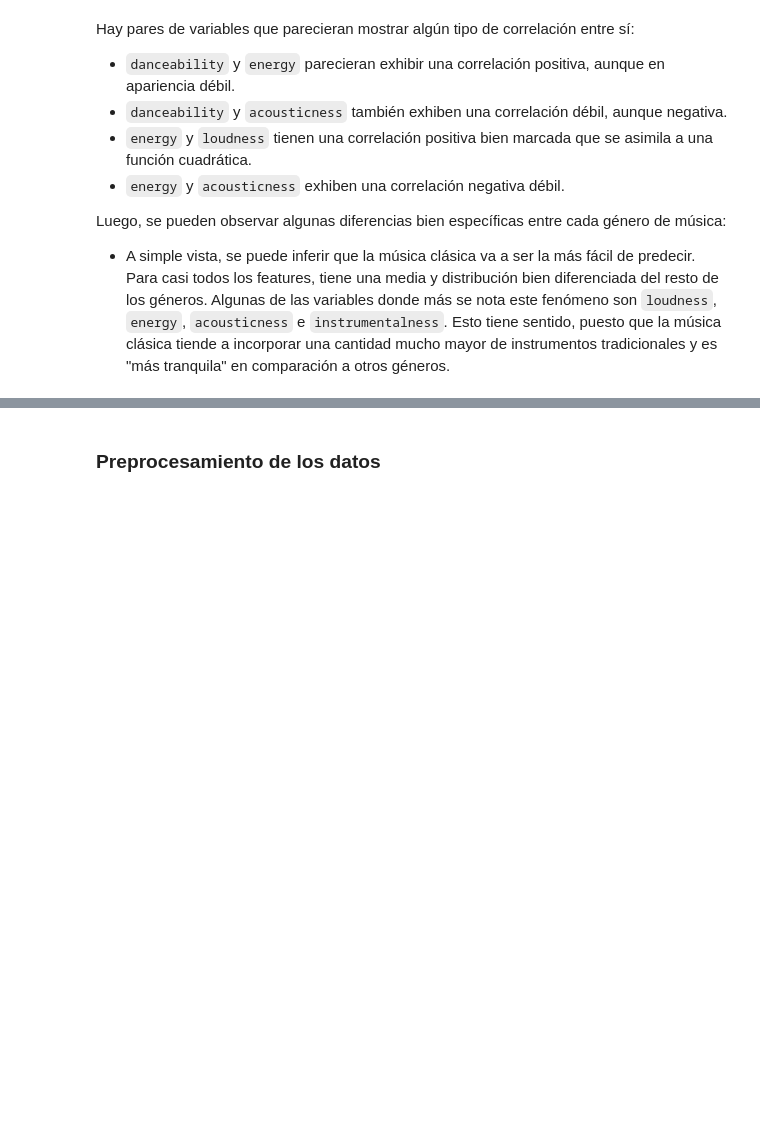
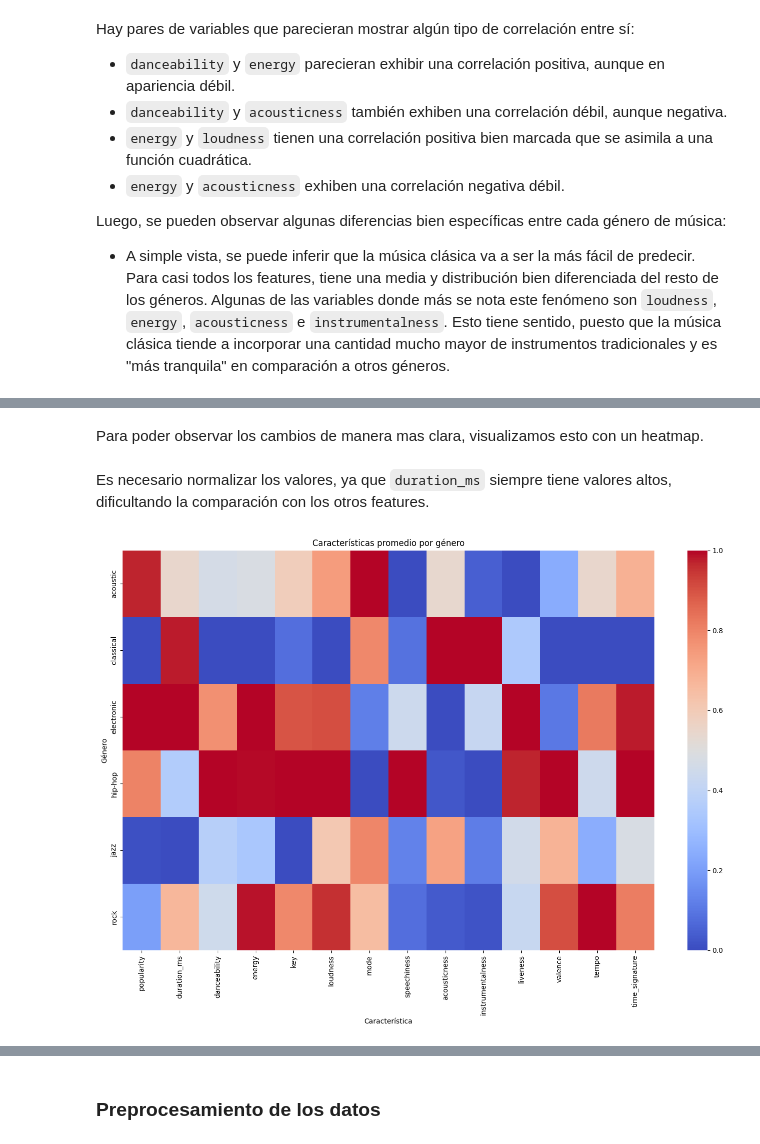
Before and after one commit to ArielAlzogarayFlores/TD-VI-TP2, a Jupyter notebook: ml-lifecycle-analysis.ipynb, the cells around one changed output, grey strips where cells are left out. Saved outputs shown, nothing was run; the diff lists cells and outputs as text; code cells hidden in the pictures; blank space fills up the shorter version.

````diff
--- a/ml-lifecycle-analysis.ipynb
+++ b/ml-lifecycle-analysis.ipynb
@@ -80,0 +86,9 @@ Luego, se pueden observar algunas diferencias bien específicas entre cada géne
+# %%
+# No usamos la columna "Id" para el análisis, ya que no es una característica relevante para el género musical.
+cols_numericas = dataset.select_dtypes(include=np.number).columns.drop("Id")
+
+medias_por_genero = dataset.groupby("Expected")[cols_numericas].mean()
+
+# Normalizamos cada característica para poder compararlas
+medias_por_genero_norm = (medias_por_genero - medias_por_genero.min()) / (medias_por_genero.max() - medias_por_genero.min())
+medias_por_genero_norm
@@ -80,0 +104,20 @@ Luego, se pueden observar algunas diferencias bien específicas entre cada géne
+# %% [markdown]
+Para poder observar los cambios de manera mas clara, visualizamos esto con un heatmap.
+# %% [markdown]
+Es necesario normalizar los valores, ya que ```duration_ms``` siempre tiene valores altos, dificultando la comparación con los otros features.
+# %%
+plt.figure(figsize=(14, 10))
+
+sns.heatmap(
+    medias_por_genero_norm,
+    cmap="coolwarm",
+)
+
+plt.title("Características promedio por género")
+plt.xlabel("Característica")
+plt.ylabel("Género")
+
+plt.tight_layout()
+plt.show()
+# %% [output]
+[figure, added]
````
Also changed, not shown: parts of 11 cells of this notebook.
